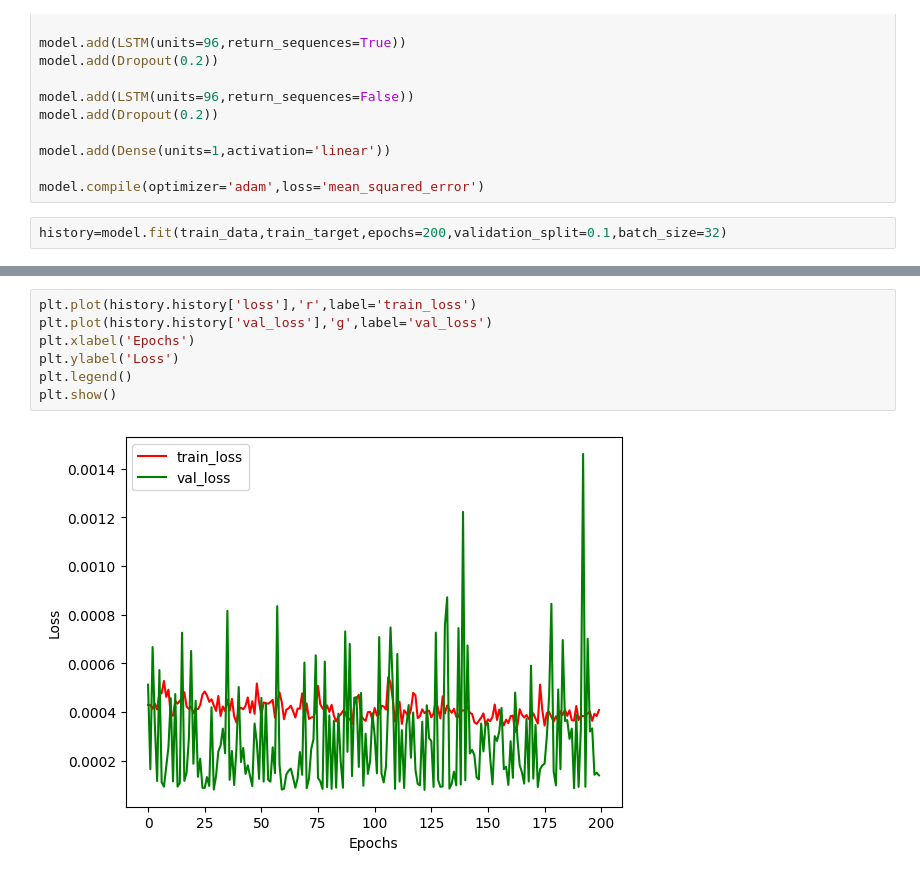
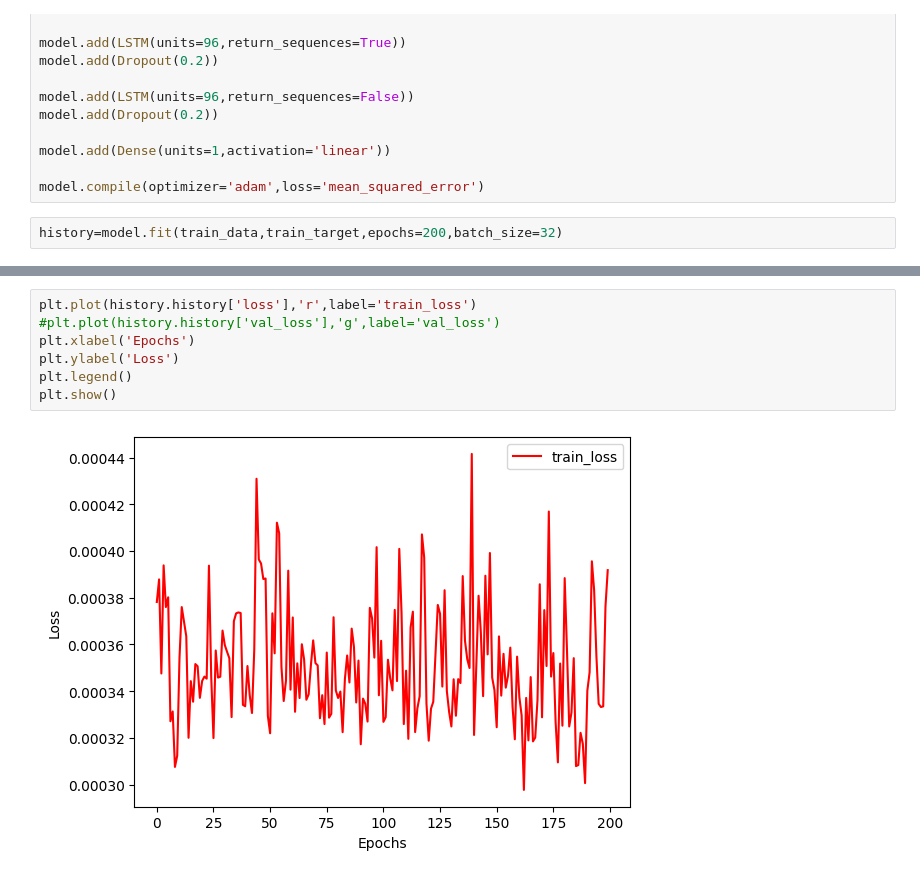
Before and after one commit to vijayasooriyan/Stock-Market-Value-Prediction, a Jupyter notebook: LSTM tarining.ipynb, the cells around one changed output, grey strips where cells are left out. Saved outputs shown, nothing was run; the diff lists cells and outputs as text.

Commit message:
removed the validation split

```diff
--- a/LSTM tarining.ipynb
+++ b/LSTM tarining.ipynb
@@ -43,6 +43,6 @@ model.add(Dense(units=1,activation='linear'))
 
 model.compile(optimizer='adam',loss='mean_squared_error')
 # %%
-history=model.fit(train_data,train_target,epochs=200,validation_split=0.1,batch_size=32)
+history=model.fit(train_data,train_target,epochs=200,batch_size=32)
 # %% [output]
 Epoch 1/200
@@ -65,12 +65,12 @@ Epoch 200/200
 # %%
 plt.plot(history.history['loss'],'r',label='train_loss')
-plt.plot(history.history['val_loss'],'g',label='val_loss')
+#plt.plot(history.history['val_loss'],'g',label='val_loss')
 plt.xlabel('Epochs')
 plt.ylabel('Loss')
 plt.legend()
 plt.show()
 # %% [output]
-[figure, old version]
+[figure, new version]
 # %%
 result=model.predict(test_data)
 from sklearn.metrics import r2_score
```
Also changed, not shown: parts of 4 cells of this notebook.
